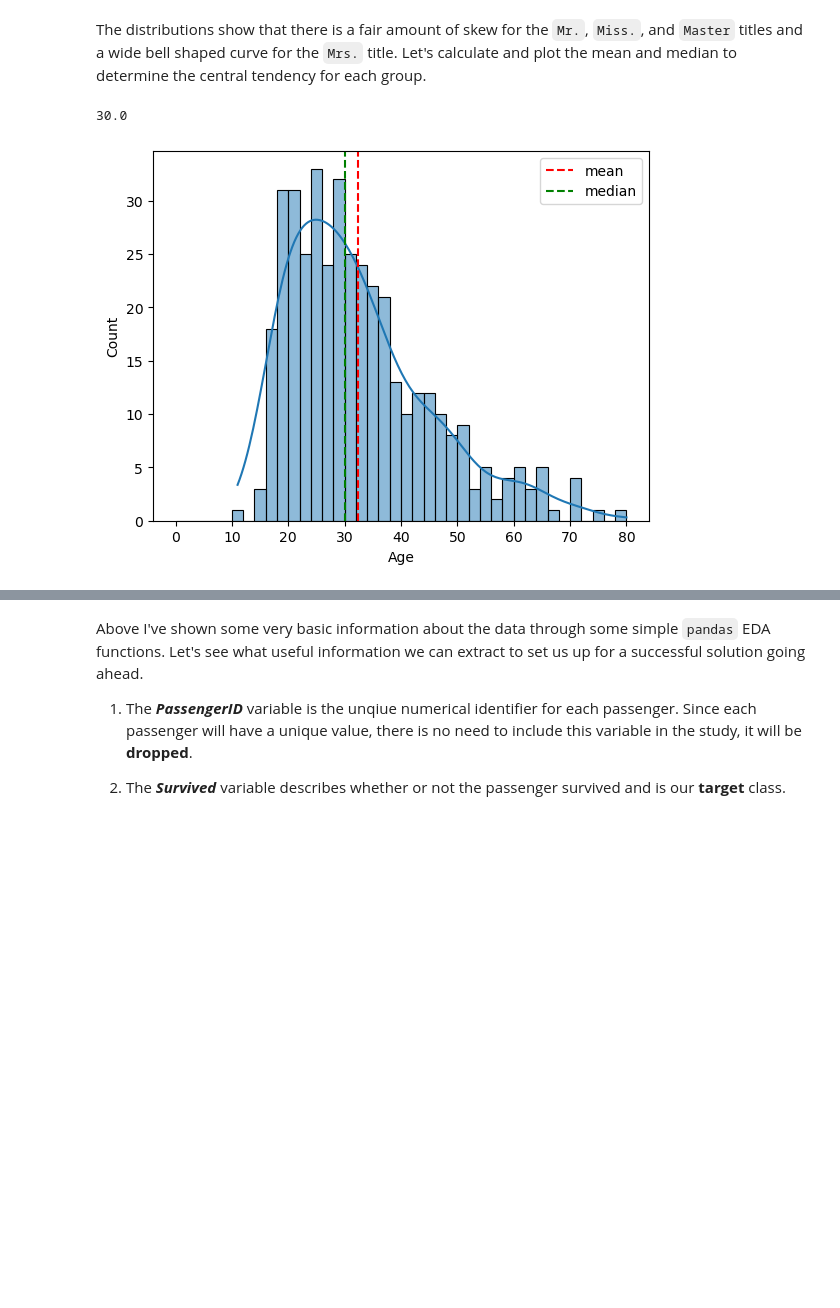
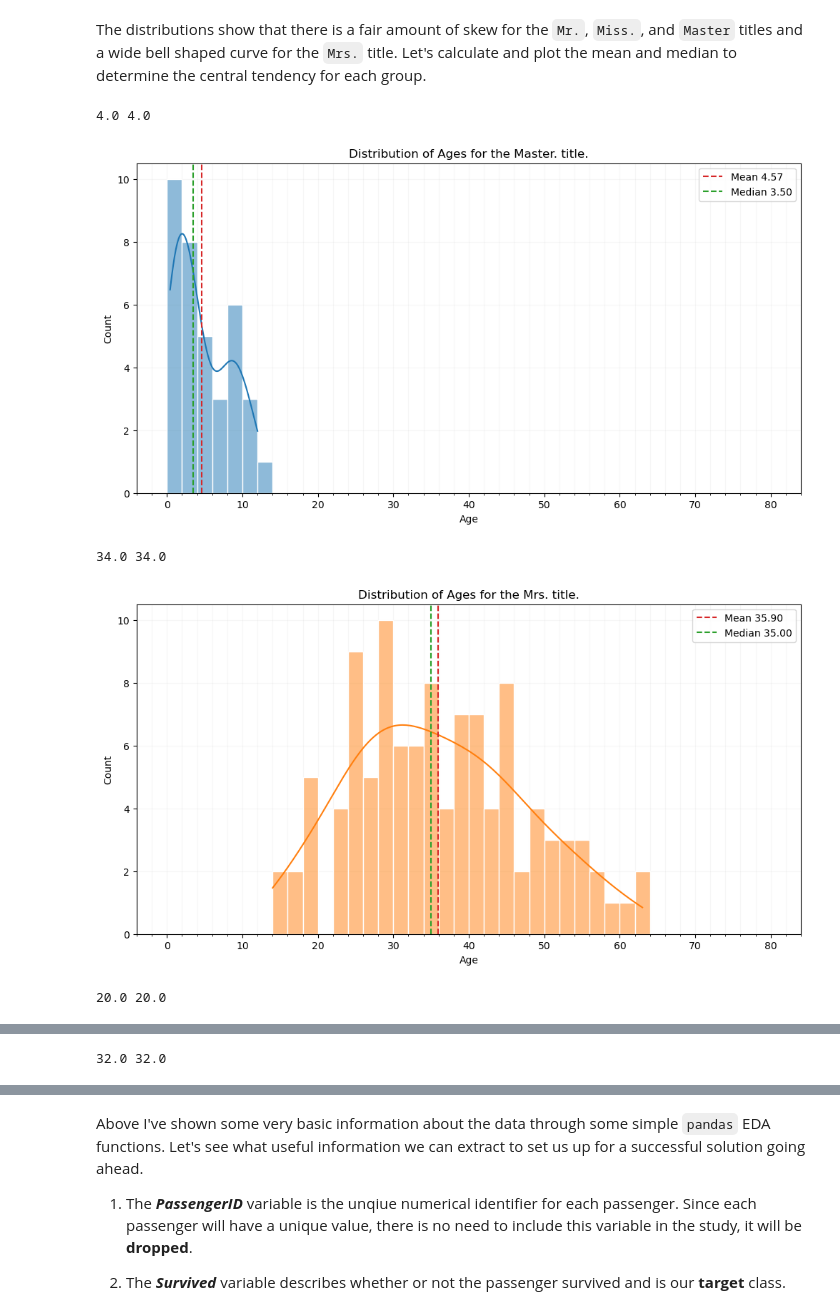
Before and after one commit to xFiveRivers/Kaggle_Titanic, a Jupyter notebook: eda/data_description.ipynb, the cells around one changed output, grey strips where cells are left out. Cells and saved outputs as stored; diff of their text form; code cells hidden in the pictures; blank space fills up the shorter version.

Commit message:
updated formatting of graphs

```diff
--- a/eda/data_description.ipynb
+++ b/eda/data_description.ipynb
@@ -235,33 +234,55 @@ plt.show()
 # %% [markdown]
 The distributions show that there is a fair amount of skew for the `Mr.`, `Miss.`, and `Master` titles and a wide bell shaped curve for the `Mrs.` title. Let's calculate and plot the mean and median to determine the central tendency for each group.
 # %%
-def age_title_plot(data, name_title, kde=True):
+def age_title_plot(data, name_title, map_color, kde=True):
     # Filter data for specified Title only
     data_filtered = data[data['Title'] == name_title]
 
-    # Create histogram
+    # Adjust size of plot and add gridlines
+    plt.figure(figsize=(12, 6))
+
+    # Create histogram plot with KDE
     ax = sns.histplot(
         data=data_filtered,
         x='Age',
         binwidth=2,
         binrange=(0, 80),
-        kde=True
-    )
+        kde=True,
+        color=map_color,
+        edgecolor='white'
+        )
 
     # Calculate mean and median Age for filtered dataset
     mean = np.nanmean(data_filtered['Age'])
     median = np.nanmedian(data_filtered['Age'])
 
+    mean_max = mean - mean % 2
+    median_max = median - median % 2
+
+    print(mean_max, mean_max)
+
     # Create vertical lines for mean and median on histogram
-    plt.axvline(mean, color='red', linestyle='dashed', label='mean')
-    plt.axvline(median, color='green', linestyle='dashed', label='median')
+    plt.axvline(mean, c='tab:red', ls='dashed', lw=1.5, label=f'Mean {mean:.2f}', ymax=mean_max)
+    plt.axvline(median, c='tab:green', ls='dashed', lw=1.5, label=f'Median {median:.2f}', ymax=median_max)
 
+    # Set locator values for major and minor tick marks (and for grid lines)
+    ax.xaxis.set_major_locator(MultipleLocator(10))
+    ax.xaxis.set_minor_locator(MultipleLocator(2))
+    ax.set_axisbelow(True)
+
+    # Add legend, title, and grid lines to each plot
     plt.legend()
+    plt.title(f'Distribution of Ages for the {name_title} title.')
+    plt.grid(which='both', alpha=0.10)
+
 
     plt.show()
 # %%
-for title in remaining_titles:
-    age_title_plot(train_df, title)
+for title, color in title_dict.items():
+    age_title_plot(train_df, title, color)
 # %% [output]
-30.0
+4.0 4.0
-[figure, old version]
+[figure, new version]
+34.0 34.0
+[figure, added]
+20.0 20.0
@@ -267,0 +290 @@ for title in remaining_titles:
+32.0 32.0
```
Also changed, not shown: parts of 7 cells of this notebook.
